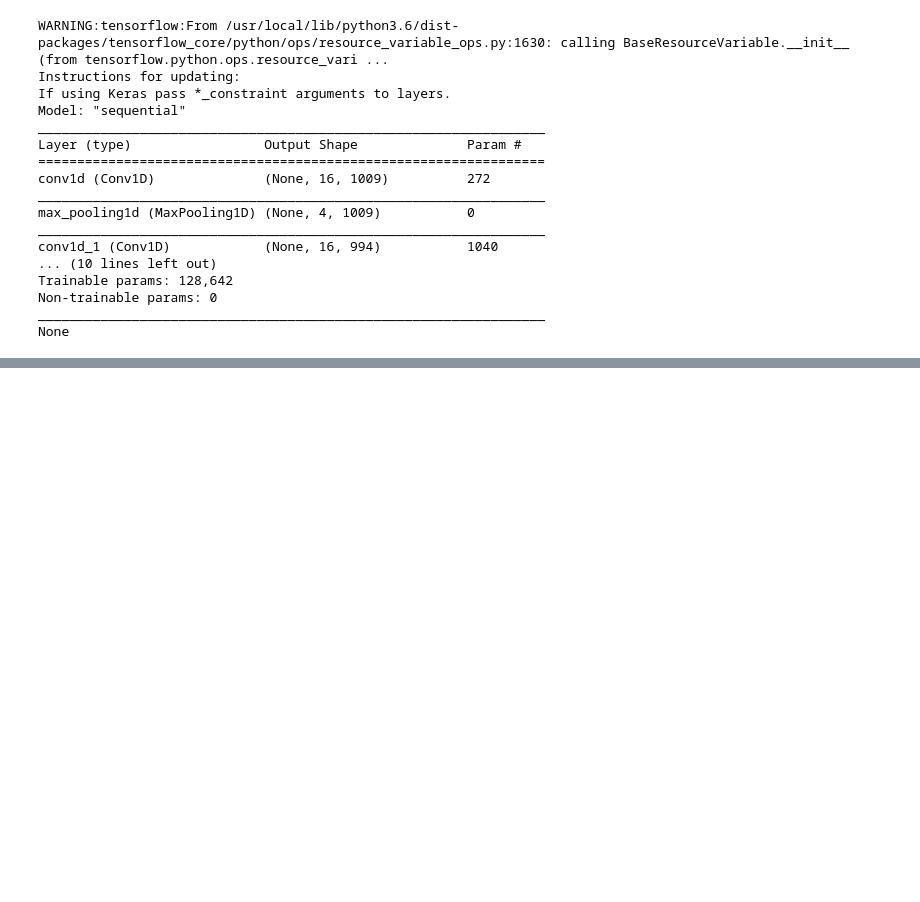
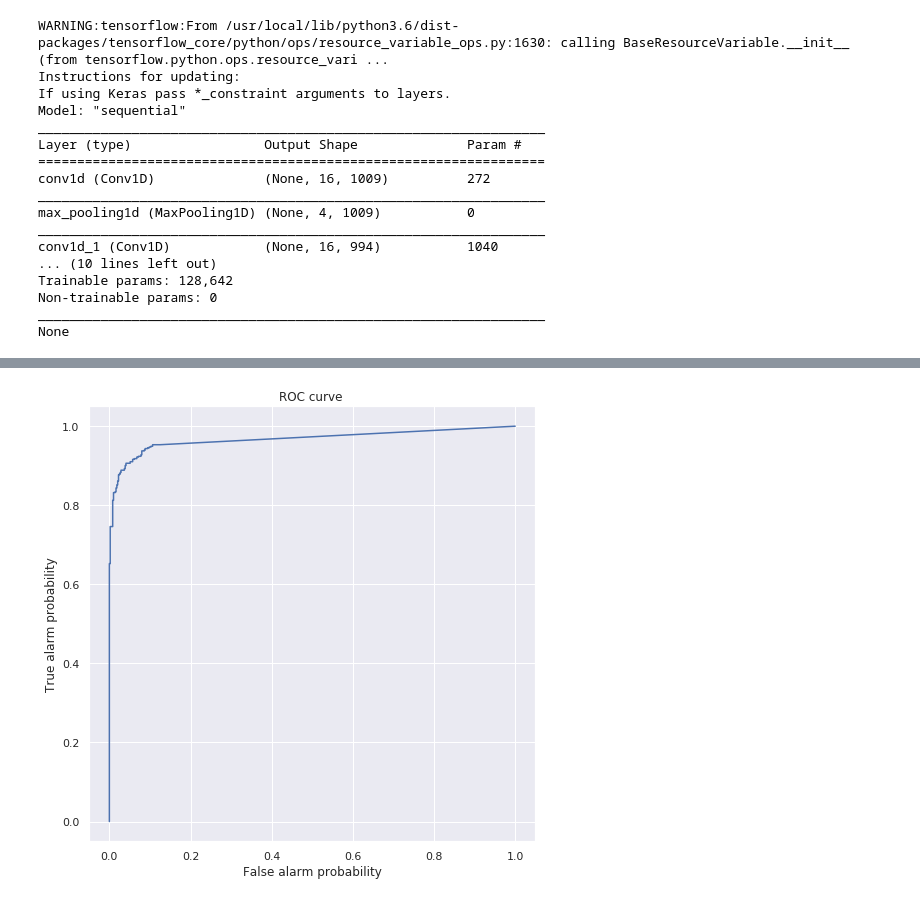
Before and after one commit to mj-will/intro2ml, a Jupyter notebook: notebooks/gravitational-wave-detection.ipynb, the cells around one changed output, grey strips where cells are left out. Saved outputs shown, nothing was run; the diff lists cells and outputs as text; code cells hidden in the pictures; blank space fills up the shorter version.

```diff
--- a/notebooks/gravitational-wave-detection.ipynb
+++ b/notebooks/gravitational-wave-detection.ipynb
@@ -229,8 +297,10 @@ y_pred = model.predict(x_test)
 fa, ta, _ = metrics.roc_curve(y_test[:,1], y_pred[:,1])
 # %%
 fig = plt.figure(figsize=(8,8))
-plt.plot(fa, ta,)
+plt.plot(fa, ta)
 plt.xlabel('False alarm probability')
 plt.ylabel('True alarm probability')
 plt.title('ROC curve ')
 plt.show()
+# %% [output]
+[figure, added]
```
Also changed, not shown: parts of 27 cells of this notebook.
